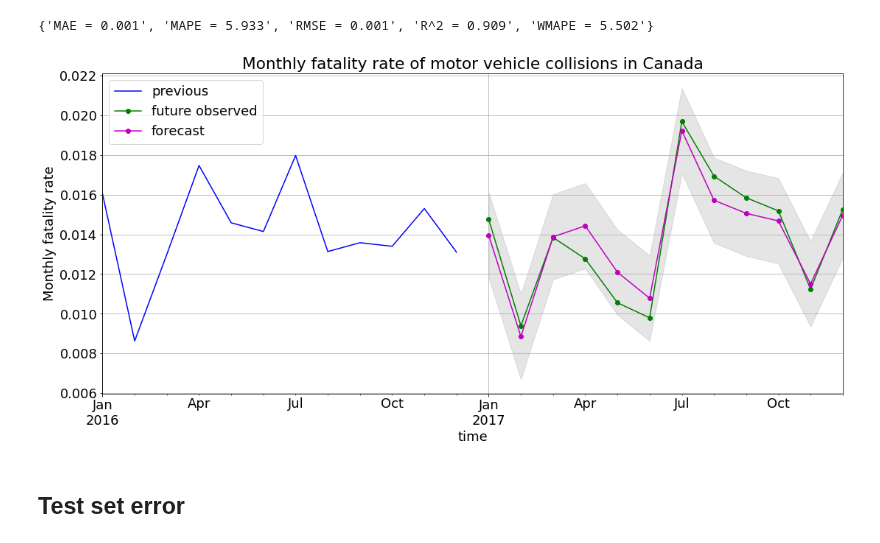
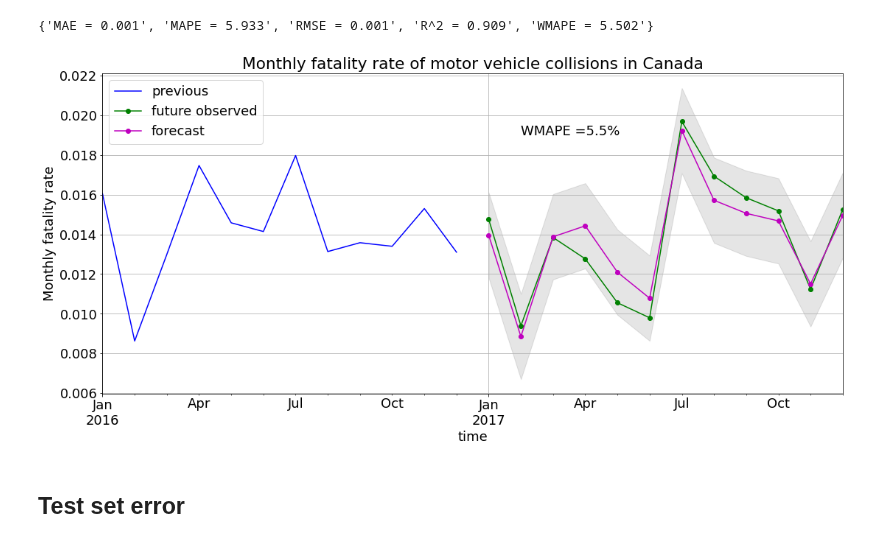
Before and after one commit to Owerre/Time-Series-Forecasting, a Jupyter notebook: fatality-forecast/notebooks/03-auto_arima.ipynb, the cells around one changed output. Drawn from its saved outputs; the diff is of its cells as text; code cells hidden in the pictures.

```diff
--- a/fatality-forecast/notebooks/03-auto_arima.ipynb
+++ b/fatality-forecast/notebooks/03-auto_arima.ipynb
@@ -176,20 +176,21 @@ results.index = y_test.index
 # %%
 plt.figure(figsize = (18,8))
 
 y_train.iloc[-len(y_test):].plot(label = 'previous', color = 'b')
 y_test.plot(label = 'future observed', marker = 'o', color = 'g')
 results['y_pred'].plot(label = 'forecast', marker = 'o', color = 'm')
 
 plt.fill_between(results.index, results['y_low'], results['y_high'], color='k', alpha=0.1)
 plt.xlabel('time')
+plt.text('2017-02-01', 0.019, "WMAPE =5.5%")
 plt.grid(True)
 plt.ylabel('Monthly fatality rate')
 plt.title('Monthly fatality rate of motor vehicle collisions in Canada')
 plt.legend()
 plt.savefig('../images/fig.png')
 plt.show()
 # %% [output]
-[figure, old version]
+[figure, new version]
 # %% [markdown]
 ## Test set error
 # %%
```
Also changed, not shown: 5 other files.
